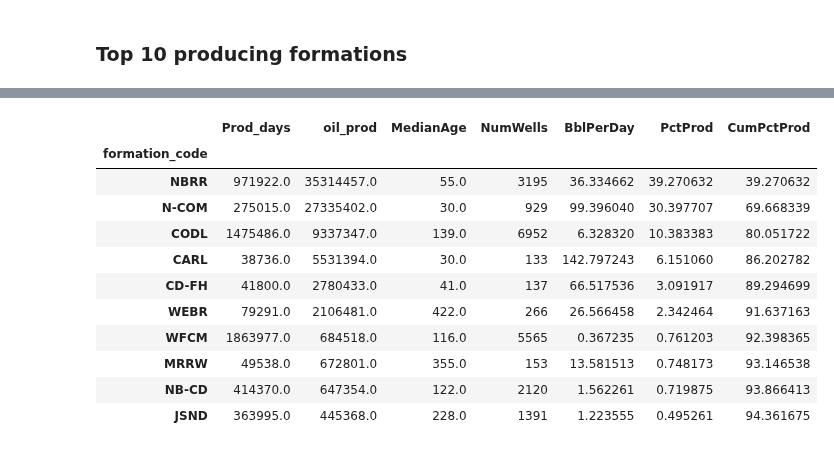
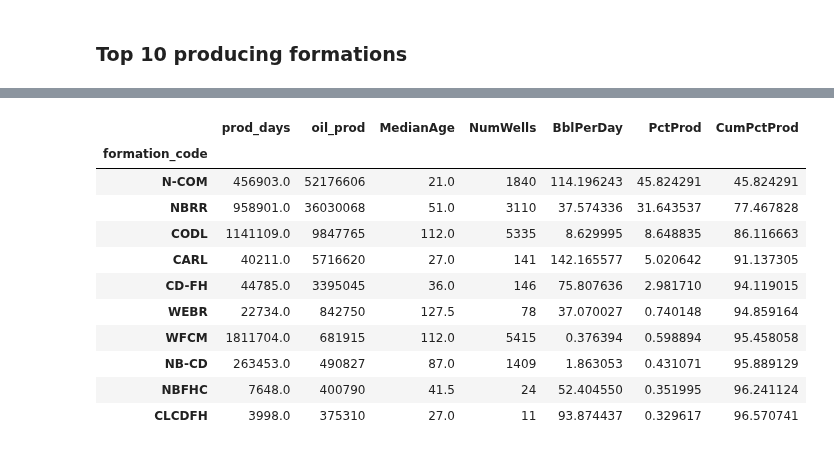
Before and after one commit to focods/geospatial, a Jupyter notebook: OilWellAge.ipynb, the cells around one changed output, grey strips where cells are left out. Saved outputs shown, nothing was run; the diff lists cells and outputs as text; code cells hidden in the pictures.

```diff
--- a/OilWellAge.ipynb
+++ b/OilWellAge.ipynb
@@ -32,5 +125,5 @@ mpl.rcParams['ytick.labelsize'] = 16
 # %%
-# function to calculate the number of months between a data and an array of dates
-def months_since(dateto, datesfrom):
-    m = [(dateto.year - d.year) * 12 + (dateto.month - d.month) for d in datesfrom]
+# function to calculate the number of months between two arrays of dates
+def months_since(datesto, datesfrom):
+    m = [(d2.year - d1.year) * 12 + (d2.month - d1.month) for d1,d2 in zip(datesfrom,datesto)]
     return np.array(m)
@@ -77 +130,15 @@ oil_df = oil_df.query('complete_date >= \'1/1/1970\'')
+# %%
+# Get the completion date in prep for computing well age as report date
+
+# convert the reporting year to 12/31/<reporting_year>
+prod_hist['report_date'] = [pd.Timestamp(d.report_year,12,31) for d in prod_hist.itertuples()]
+
+#get the completion date
+prod_hist = prod_hist.merge(DimWell[['CompleteDate', 'formation_code']], left_on='api_num', right_index=True)
+
+#calculate the age (in months) as of the reporting date
+prod_hist['AgeAsOfReport'] = months_since(prod_hist.report_date, prod_hist.CompleteDate)
+
+# get rid of any rows with negative age (i.e., completion date > report_date)
+prod_hist = prod_hist.query('AgeAsOfReport >= 0')
 # %%
@@ -90,0 +158,3 @@ number of oil wells: 30060, wells missing complete dates: 0
+# %%
+prod_hist.dropna(how='any', axis=0, inplace=True)
+(len(prod_hist.api_num.unique()),len(prod_hist.loc[prod_hist.CompleteDate.isnull()].api_num.unique()))
@@ -94,14 +233,15 @@ number of oil wells: 30060, wells missing complete dates: 0
 f = plt.figure(figsize=(24,10))
 ax = plt.subplot(1,2,1)
 
-oil_df.hist('AgeMonths',bins=50, ax=ax)
-plt.title('Age distribution of Wells completed after 1/1/1970')
+prod_hist.query('report_year == 2017').hist('AgeAsOfReport',bins=50, ax=ax)
+plt.title('Age distribution of Wells Reporting Production in 2017')
 plt.ylabel('Number of Wells')
 plt.xlabel('Well Age in Months')
 
+oil_df = prod_hist.query('report_year == 2017 & CompleteDate >= \'1/1/1999\'')
 ax = plt.subplot(1,2,2)
-plt.scatter(oil_df.AgeMonths, oil_df.BblPerDay, s=1)
-plt.title('Daily Output from Wells completed after 1/1/1970')
+plt.scatter(oil_df.AgeAsOfReport, oil_df.BblPerDay, s=1)
+plt.title('Daily 2017 Output from Wells completed after 1/1/1999')
 plt.ylabel('Bbl per Day')
 plt.xlabel('Well Age in Months')
 plt.tight_layout()
@@ -184,26 +301,26 @@ oil_df.head()
 # %%
 #df.groupby('A').agg({'B': ['min', 'max'], 'C': 'sum'})
 prod_by_formation = oil_df.reset_index().groupby('formation_code').agg(\
-    {'Prod_days':'sum','oil_prod':'sum',  'AgeMonths':'median', 'API_num':'size'})\
-        .rename(columns={'API_num':'NumWells', 'AgeMonths':'MedianAge'})\
+    {'prod_days':'sum','oil_prod':'sum',  'AgeAsOfReport':'median', 'api_num':'size'})\
+        .rename(columns={'api_num':'NumWells', 'AgeAsOfReport':'MedianAge'})\
         .sort_values('oil_prod', ascending=False)
-prod_by_formation['BblPerDay'] = prod_by_formation.oil_prod/prod_by_formation.Prod_days
+prod_by_formation['BblPerDay'] = prod_by_formation.oil_prod/prod_by_formation.prod_days
 prod_by_formation['PctProd'] = 100.0*prod_by_formation.oil_prod/prod_by_formation.oil_prod.sum()
 prod_by_formation['CumPctProd'] = prod_by_formation.PctProd.cumsum()
 prod_by_formation.head(10)
 # %% [output]
-|  | Prod_days | oil_prod | MedianAge | NumWells | BblPerDay | PctProd | CumPctProd |
+|  | prod_days | oil_prod | MedianAge | NumWells | BblPerDay | PctProd | CumPctProd |
 | formation_code |  |  |  |  |  |  |  |
-| NBRR | 971922.0 | 35314457.0 | 55.0 | 3195 | 36.334662 | 39.270632 | 39.270632 |
-| N-COM | 275015.0 | 27335402.0 | 30.0 | 929 | 99.396040 | 30.397707 | 69.668339 |
-| CODL | 1475486.0 | 9337347.0 | 139.0 | 6952 | 6.328320 | 10.383383 | 80.051722 |
-| CARL | 38736.0 | 5531394.0 | 30.0 | 133 | 142.797243 | 6.151060 | 86.202782 |
-| CD-FH | 41800.0 | 2780433.0 | 41.0 | 137 | 66.517536 | 3.091917 | 89.294699 |
-| WEBR | 79291.0 | 2106481.0 | 422.0 | 266 | 26.566458 | 2.342464 | 91.637163 |
-| WFCM | 1863977.0 | 684518.0 | 116.0 | 5565 | 0.367235 | 0.761203 | 92.398365 |
-| MRRW | 49538.0 | 672801.0 | 355.0 | 153 | 13.581513 | 0.748173 | 93.146538 |
-| NB-CD | 414370.0 | 647354.0 | 122.0 | 2120 | 1.562261 | 0.719875 | 93.866413 |
-| JSND | 363995.0 | 445368.0 | 228.0 | 1391 | 1.223555 | 0.495261 | 94.361675 |
+| N-COM | 456903.0 | 52176606 | 21.0 | 1840 | 114.196243 | 45.824291 | 45.824291 |
+| NBRR | 958901.0 | 36030068 | 51.0 | 3110 | 37.574336 | 31.643537 | 77.467828 |
+| CODL | 1141109.0 | 9847765 | 112.0 | 5335 | 8.629995 | 8.648835 | 86.116663 |
+| CARL | 40211.0 | 5716620 | 27.0 | 141 | 142.165577 | 5.020642 | 91.137305 |
+| CD-FH | 44785.0 | 3395045 | 36.0 | 146 | 75.807636 | 2.981710 | 94.119015 |
+| WEBR | 22734.0 | 842750 | 127.5 | 78 | 37.070027 | 0.740148 | 94.859164 |
+| WFCM | 1811704.0 | 681915 | 112.0 | 5415 | 0.376394 | 0.598894 | 95.458058 |
+| NB-CD | 263453.0 | 490827 | 87.0 | 1409 | 1.863053 | 0.431071 | 95.889129 |
+| NBFHC | 7648.0 | 400790 | 41.5 | 24 | 52.404550 | 0.351995 | 96.241124 |
+| CLCDFH | 3998.0 | 375310 | 27.0 | 11 | 93.874437 | 0.329617 | 96.570741 |
 # %%
 #get the formations in their descending order of production
 n = 10
```
Also changed, not shown: parts of 46 cells of this notebook, 1 other file.
